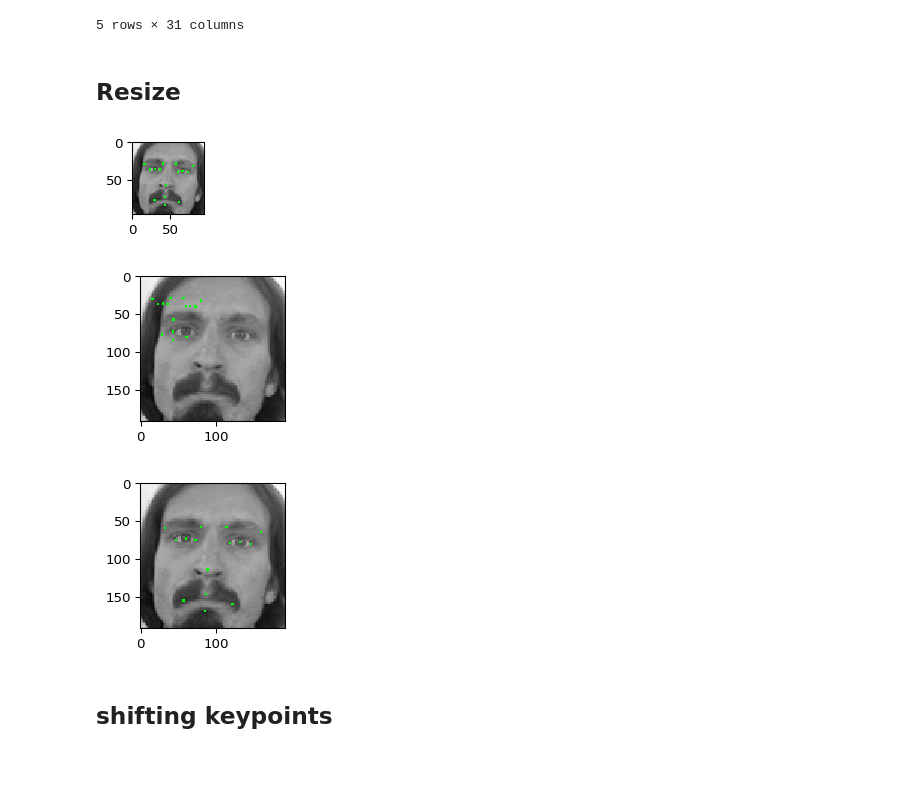
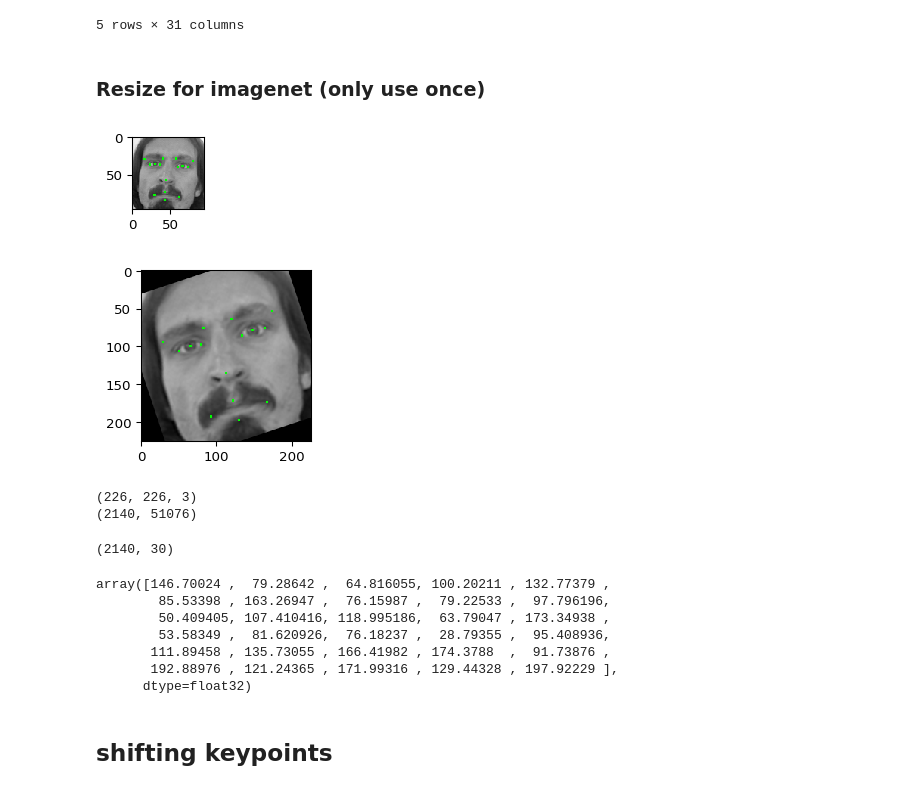
Before and after one commit to axinc-ai/kaggle-facial-keypoints, a Jupyter notebook: data_augmentation.ipynb, the cells around one changed output. Saved outputs shown, nothing was run; the diff lists cells and outputs as text; code cells hidden in the pictures; blank space fills up the shorter version.

```diff
--- a/data_augmentation.ipynb
+++ b/data_augmentation.ipynb
@@ -188,14 +187,56 @@ new_df.head()
 | 3 | 57.814331 | 29.818438 | 28.982950 | 46.285587 | 54.204647 | ... |
 | 4 | 62.886795 | 33.538147 | 29.934103 | 43.810375 | 55.216343 | ... |
 5 rows × 31 columns
-# %% [markdown]
-## Resize
-# %%
-img_large = ia.imresize_single_image(img, 2.0)
-ia.imshow(kpsoi.draw_on_image(img, size=2))
-ia.imshow(kpsoi.draw_on_image(img_large, size=2))
-ia.imshow(kpsoi.on(img_large).draw_on_image(img_large, size=2))
-# %% [output]
-[figure, removed]
-[figure, removed]
-[figure, removed]
+# %% [markdown]
+### Resize for imagenet  (only use once)
+# %%
+from imgaug import augmenters as iaa
+
+seq = iaa.Sequential([
+    iaa.Resize((226, 226)),
+    iaa.Affine(rotate=(-30, 30))
+])
+# %%
+X = gray_to_rgb(X)
+y = arr_to_kps(y)
+aug_X = []
+aug_y = []
+for i in range(X.shape[0]):
+    aug_img, aug_kpsoi = seq(image=X[i], keypoints=y[i])
+    aug_X.append(aug_img)
+    aug_y.append(aug_kpsoi)
+# %%
+ia.imshow(KeypointsOnImage(y[0], shape=X[0].shape).draw_on_image(X[0], size=2))
+ia.imshow(KeypointsOnImage(aug_y[0], shape=aug_X[0].shape).draw_on_image(aug_X[0], size=2))
+# %% [output]
+[figure, added]
+[figure, added]
+# %%
+new_X = []
+for img in aug_X:
+    new_X.append(img[:, :, 0])
+new_X = np.array(new_X).reshape(np.array(new_X).shape[0], -1)
+print(aug_X[0].shape)
+print(new_X.shape)
+# %% [output]
+(226, 226, 3)
+(2140, 51076)
+# %%
+# transformed annotations to save csv file
+new_y = []
+for anno in aug_y:
+    new_y.append(KeypointsOnImage(anno, shape=X[0].shape).to_xy_array().reshape(-1))
+new_y = np.array(new_y)
+new_y.shape
+# %% [output]
+(2140, 30)
+# %%
+new_y[0]
+# %% [output]
+array([146.70024 ,  79.28642 ,  64.816055, 100.20211 , 132.77379 ,
+        85.53398 , 163.26947 ,  76.15987 ,  79.22533 ,  97.796196,
+        50.409405, 107.410416, 118.995186,  63.79047 , 173.34938 ,
+        53.58349 ,  81.620926,  76.18237 ,  28.79355 ,  95.408936,
+       111.89458 , 135.73055 , 166.41982 , 174.3788  ,  91.73876 ,
+       192.88976 , 121.24365 , 171.99316 , 129.44328 , 197.92229 ],
+      dtype=float32)
```
Also changed, not shown: parts of 6 cells of this notebook, 4 other files.
